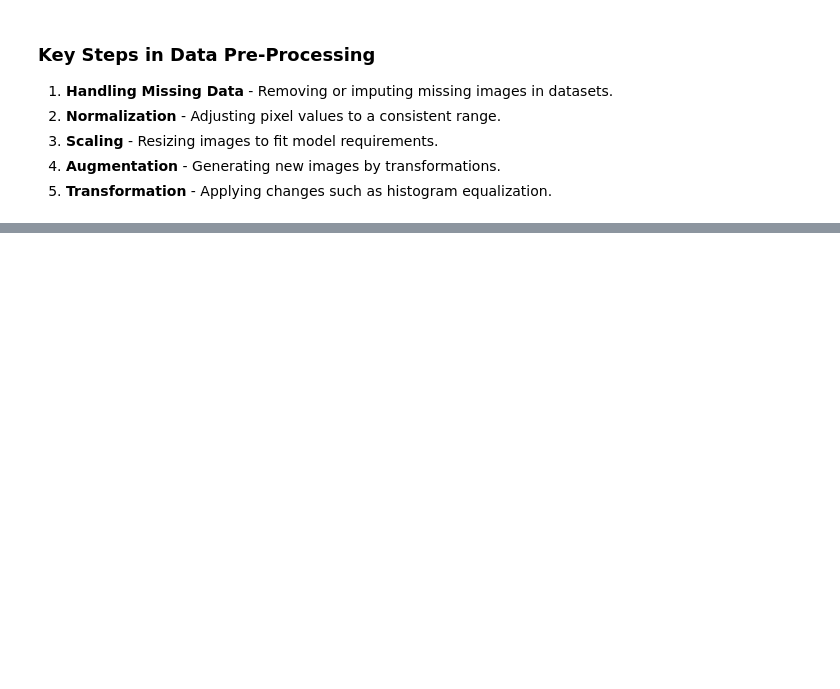
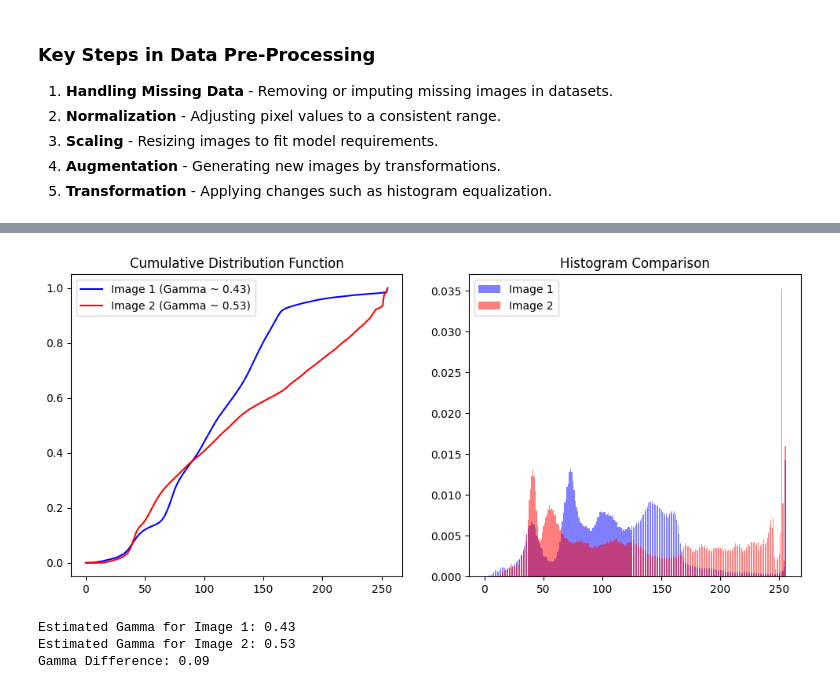
Before and after one commit to alexander-toschev/mbzuai-course, a Jupyter notebook: ImagePreprocessing.ipynb, the cells around one changed output, grey strips where cells are left out. Cells and saved outputs as stored; diff of their text form; code cells hidden in the pictures; blank space fills up the shorter version.

```diff
--- a/ImagePreprocessing.ipynb
+++ b/ImagePreprocessing.ipynb
@@ -10,3 +10,80 @@
 # %% [markdown]
 # Augmentation
 ![617ca5db91a0415457dd16b59e51e7cb_augmented.png](embedded-picture-1)![617ca5db91a0415457dd16b59e51e7cb.png](embedded-picture-2)
+# %%
+# doing gamma comparison
+import cv2
+import numpy as np
+import matplotlib.pyplot as plt
+import requests
+import shutil
+from skimage import exposure
+from io import BytesIO
+
+# Function to download and save images from GitHub
+def download_image(url, filename):
+    response = requests.get(url, stream=True)
+    if response.status_code == 200:
+        with open(filename, 'wb') as file:
+            shutil.copyfileobj(response.raw, file)
+    else:
+        print(f"Failed to download {url}")
+
+# URLs of the images on GitHub (Replace these with your actual image URLs)
+target = "https://github.com/alexander-toschev/mbzuai-course/blob/eab24f0de3c4d52fc42535b4d02475ddb9eee55c/images/617ca5db91a0415457dd16b59e51e7cb.png?raw=true"
+source = "https://github.com/alexander-toschev/mbzuai-course/blob/eab24f0de3c4d52fc42535b4d02475ddb9eee55c/images/617ca5db91a0415457dd16b59e51e7cb_augmented.png?raw=true"
+
+# Download images
+download_image(target, "target.jpg")
+download_image(source, "source.jpg")
+
+# Load images
+img1 = cv2.imread("target.jpg")
+img2 = cv2.imread("source.jpg")
+
+# Convert to grayscale
+gray1 = cv2.cvtColor(img1, cv2.COLOR_BGR2GRAY)
+gray2 = cv2.cvtColor(img2, cv2.COLOR_BGR2GRAY)
+
+# Compute histograms
+hist1, bins1 = np.histogram(gray1.flatten(), bins=256, range=[0, 256], density=True)
+hist2, bins2 = np.histogram(gray2.flatten(), bins=256, range=[0, 256], density=True)
+
+# Compute cumulative distribution function (CDF)
+cdf1 = hist1.cumsum()
+cdf1 = cdf1 / cdf1[-1]  # Normalize
+
+cdf2 = hist2.cumsum()
+cdf2 = cdf2 / cdf2[-1]  # Normalize
+
+# Estimate gamma correction
+gamma1 = exposure.adjust_gamma(gray1, 1.0).mean() / 255.0
+gamma2 = exposure.adjust_gamma(gray2, 1.0).mean() / 255.0
+
+gamma_difference = abs(gamma1 - gamma2)
+
+# Plot histograms
+plt.figure(figsize=(12, 5))
+
+plt.subplot(1, 2, 1)
+plt.plot(cdf1, label=f'Image 1 (Gamma ~ {gamma1:.2f})', color='blue')
+plt.plot(cdf2, label=f'Image 2 (Gamma ~ {gamma2:.2f})', color='red')
+plt.legend()
+plt.title("Cumulative Distribution Function")
+
+plt.subplot(1, 2, 2)
+plt.bar(range(256), hist1, alpha=0.5, label="Image 1", color='blue')
+plt.bar(range(256), hist2, alpha=0.5, label="Image 2", color='red')
+plt.legend()
+plt.title("Histogram Comparison")
+
+plt.show()
+
+print(f"Estimated Gamma for Image 1: {gamma1:.2f}")
+print(f"Estimated Gamma for Image 2: {gamma2:.2f}")
+print(f"Gamma Difference: {gamma_difference:.2f}")
+# %% [output]
+[figure, added]
+Estimated Gamma for Image 1: 0.43
+Estimated Gamma for Image 2: 0.53
+Gamma Difference: 0.09
```
